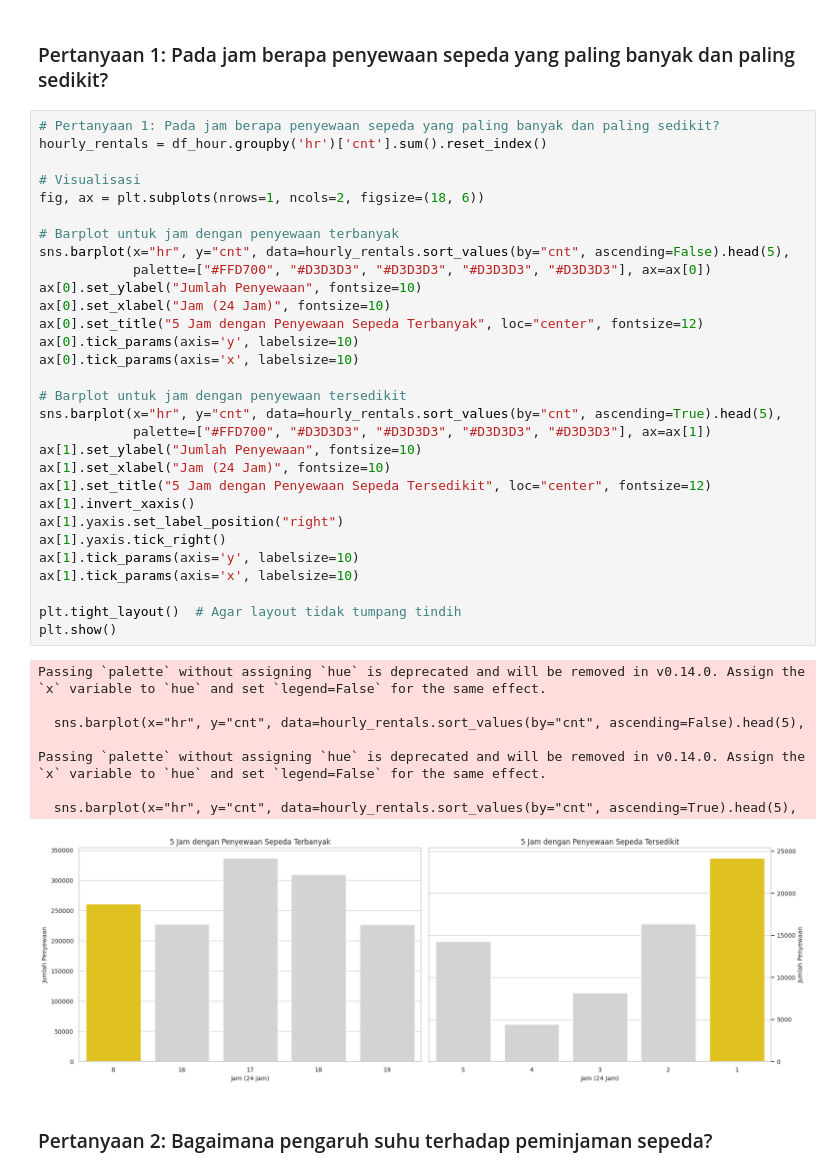
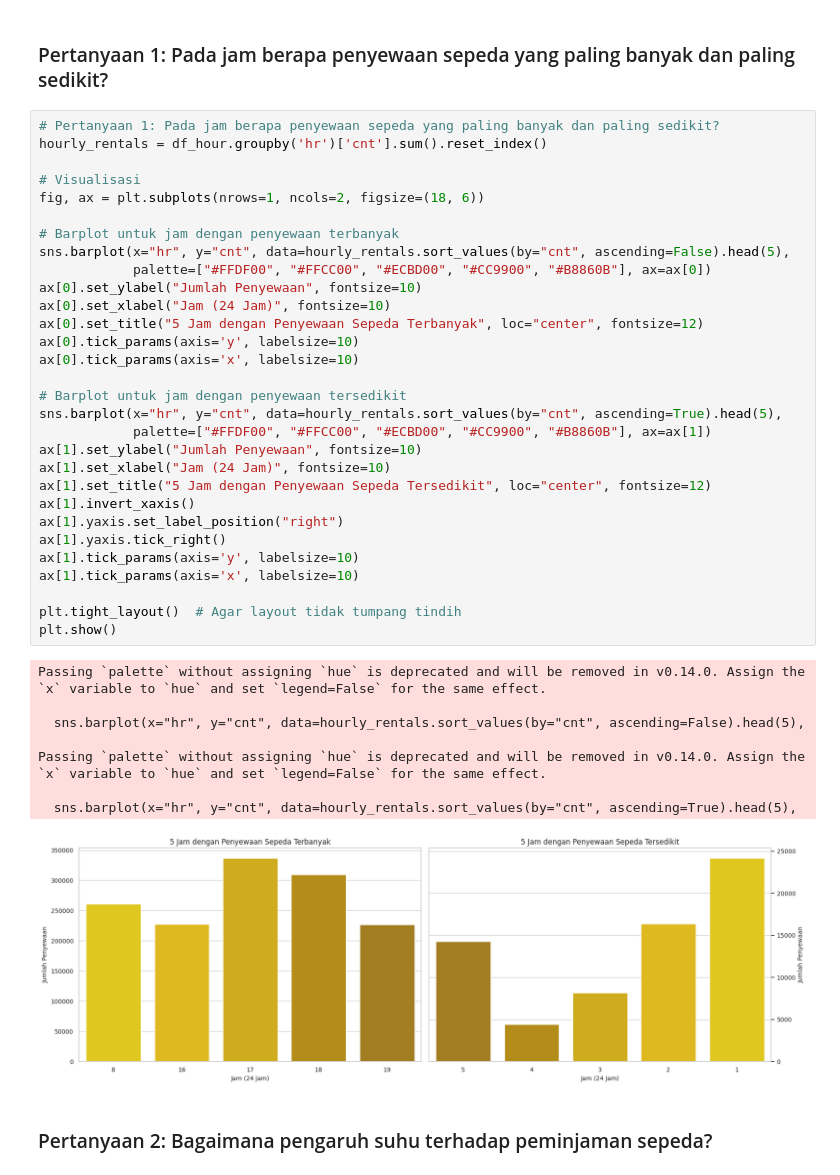
Before and after one commit to NaufalNurFahriza/data-analyst-python-dicoding, a Jupyter notebook: notebook.ipynb, the cells around one changed output. Cells and saved outputs as stored; diff of their text form.

Commit message:
update graph

```diff
--- a/notebook.ipynb
+++ b/notebook.ipynb
@@ -268,36 +268,36 @@ fig, ax = plt.subplots(nrows=1, ncols=2, figsize=(18, 6))
 
 # Barplot untuk jam dengan penyewaan terbanyak
 sns.barplot(x="hr", y="cnt", data=hourly_rentals.sort_values(by="cnt", ascending=False).head(5),
-            palette=["#FFD700", "#D3D3D3", "#D3D3D3", "#D3D3D3", "#D3D3D3"], ax=ax[0])
+            palette=["#FFDF00", "#FFCC00", "#ECBD00", "#CC9900", "#B8860B"], ax=ax[0])
 ax[0].set_ylabel("Jumlah Penyewaan", fontsize=10)
 ax[0].set_xlabel("Jam (24 Jam)", fontsize=10)
 ax[0].set_title("5 Jam dengan Penyewaan Sepeda Terbanyak", loc="center", fontsize=12)
 ax[0].tick_params(axis='y', labelsize=10)
 ax[0].tick_params(axis='x', labelsize=10)
 
 # Barplot untuk jam dengan penyewaan tersedikit
 sns.barplot(x="hr", y="cnt", data=hourly_rentals.sort_values(by="cnt", ascending=True).head(5),
-            palette=["#FFD700", "#D3D3D3", "#D3D3D3", "#D3D3D3", "#D3D3D3"], ax=ax[1])
+            palette=["#FFDF00", "#FFCC00", "#ECBD00", "#CC9900", "#B8860B"], ax=ax[1])
 ax[1].set_ylabel("Jumlah Penyewaan", fontsize=10)
 ax[1].set_xlabel("Jam (24 Jam)", fontsize=10)
 ax[1].set_title("5 Jam dengan Penyewaan Sepeda Tersedikit", loc="center", fontsize=12)
 ax[1].invert_xaxis()
 ax[1].yaxis.set_label_position("right")
 ax[1].yaxis.tick_right()
 ax[1].tick_params(axis='y', labelsize=10)
 ax[1].tick_params(axis='x', labelsize=10)
 
 plt.tight_layout()  # Agar layout tidak tumpang tindih
 plt.show()
 # %% [output]
 Passing `palette` without assigning `hue` is deprecated and will be removed in v0.14.0. Assign the `x` variable to `hue` and set `legend=False` for the same effect.
 
   sns.barplot(x="hr", y="cnt", data=hourly_rentals.sort_values(by="cnt", ascending=False).head(5),
 
 Passing `palette` without assigning `hue` is deprecated and will be removed in v0.14.0. Assign the `x` variable to `hue` and set `legend=False` for the same effect.
 
   sns.barplot(x="hr", y="cnt", data=hourly_rentals.sort_values(by="cnt", ascending=True).head(5),
-[figure, old version]
+[figure, new version]
 # %% [markdown]
 ### Pertanyaan 2: Bagaimana pengaruh suhu terhadap peminjaman sepeda?
 # %%
```
